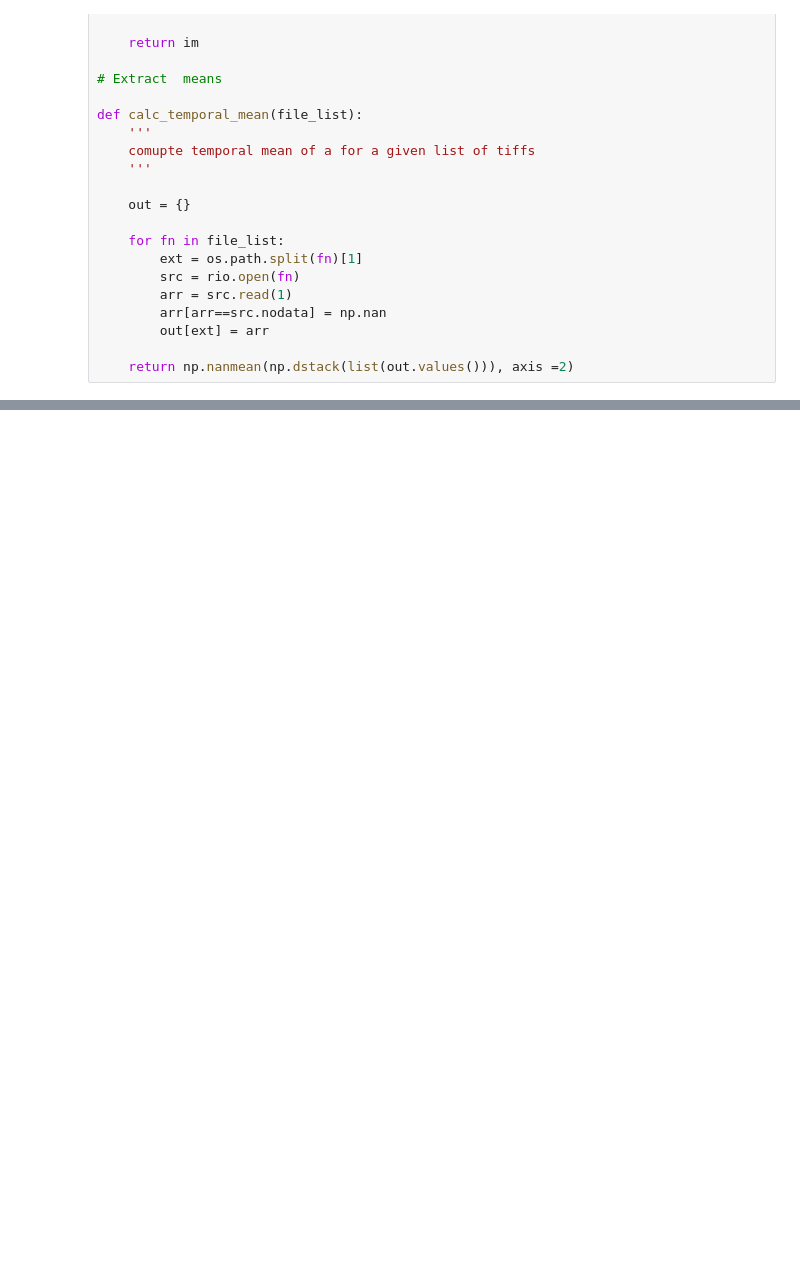
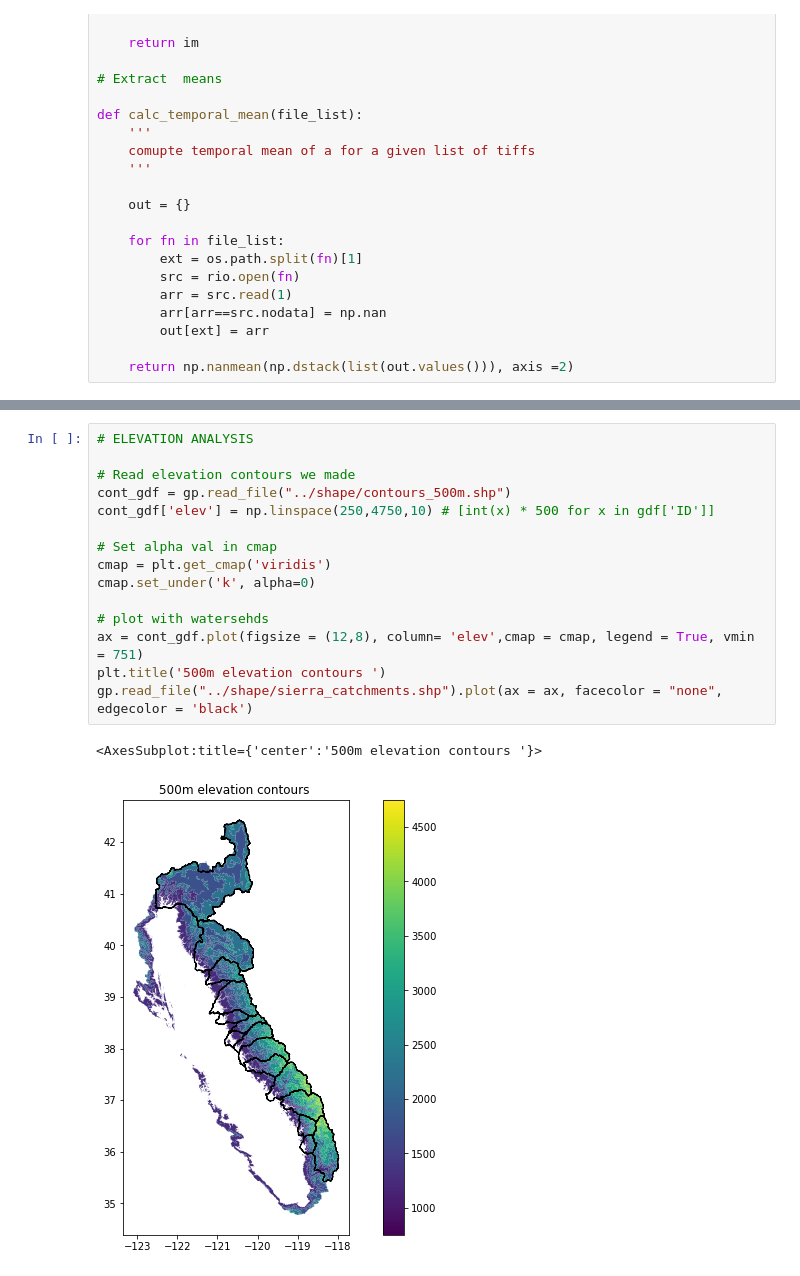
Before and after one commit to kashingtonDC/Baseflow_Source, a Jupyter notebook: code/Moving_Win_Figs.ipynb, the cells around one changed output, grey strips where cells are left out. Cells and saved outputs as stored; diff of their text form; blank space fills up the shorter version.

```diff
--- a/code/Moving_Win_Figs.ipynb
+++ b/code/Moving_Win_Figs.ipynb
@@ -108,0 +289,18 @@ def calc_temporal_mean(file_list):
+# %%
+# ELEVATION ANALYSIS
+
+# Read elevation contours we made
+cont_gdf = gp.read_file("../shape/contours_500m.shp")
+cont_gdf['elev'] = np.linspace(250,4750,10) # [int(x) * 500 for x in gdf['ID']]
+
+# Set alpha val in cmap
+cmap = plt.get_cmap('viridis')
+cmap.set_under('k', alpha=0)
+
+# plot with watersehds
+ax = cont_gdf.plot(figsize = (12,8), column= 'elev',cmap = cmap, legend = True, vmin = 751)
+plt.title('500m elevation contours ')
+gp.read_file("../shape/sierra_catchments.shp").plot(ax = ax, facecolor = "none", edgecolor = 'black')
+# %% [output]
+<AxesSubplot:title={'center':'500m elevation contours '}>
+[figure, added]
```
Also changed, not shown: parts of 12 cells of this notebook.
